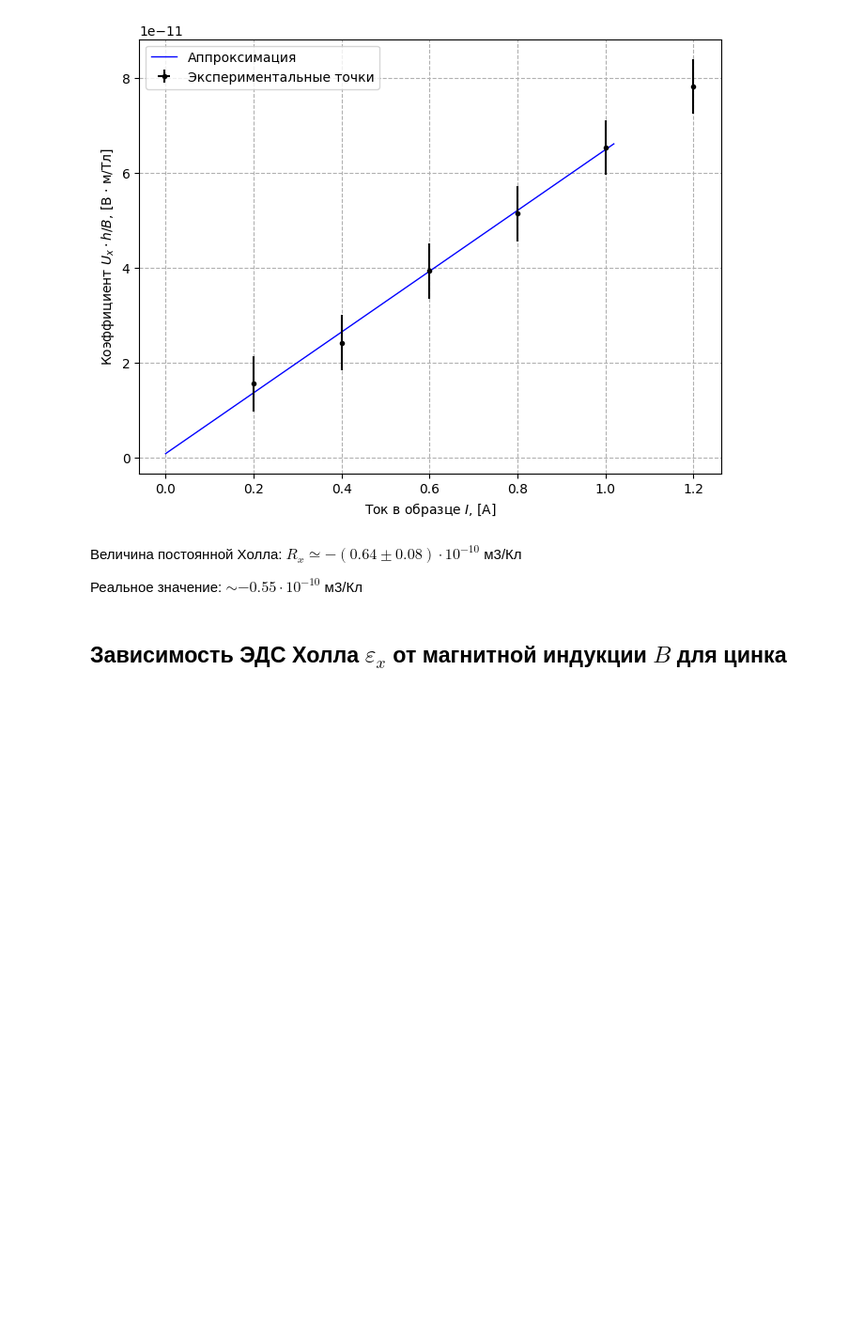
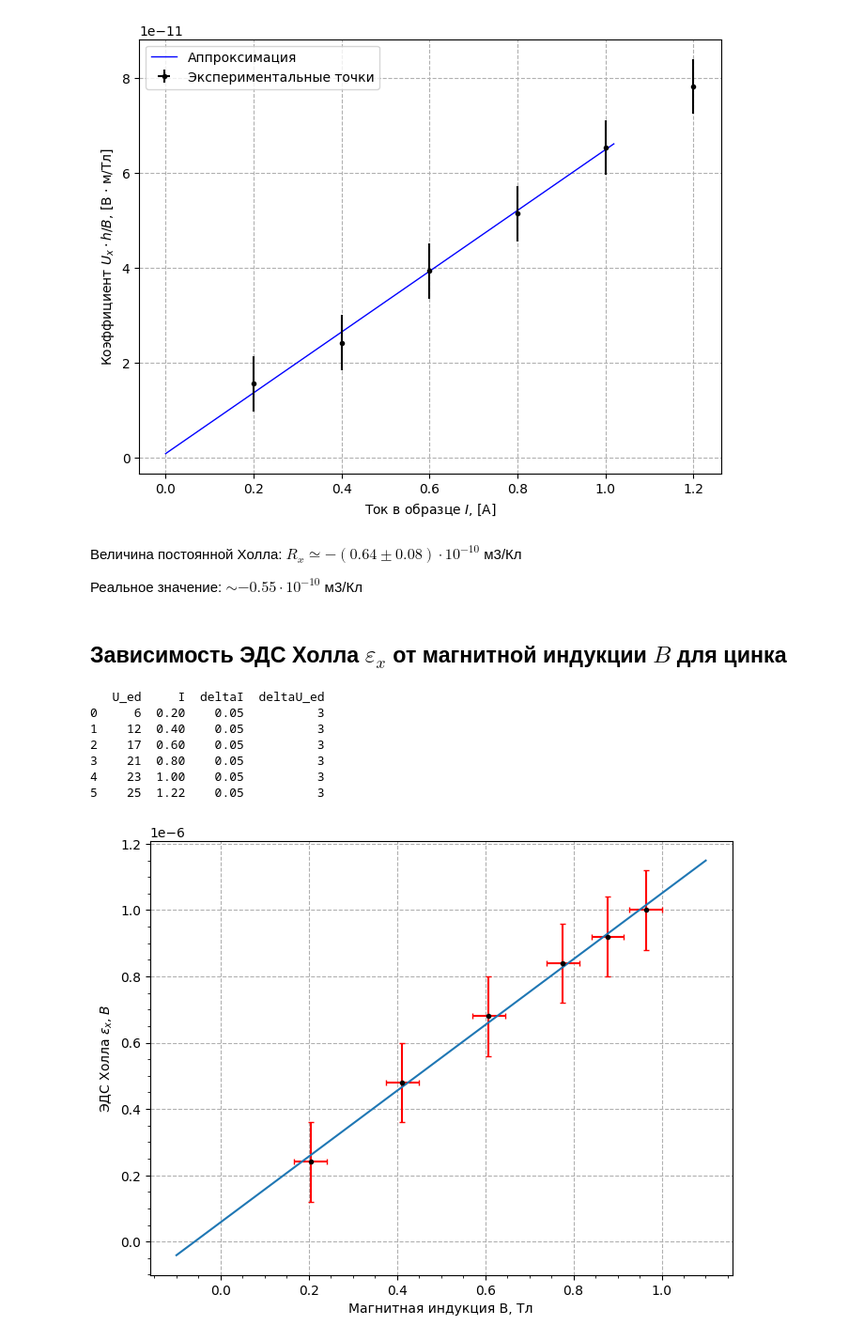
Before and after one commit to ufomann/lab_335, a Jupyter notebook: processing.ipynb, the cells around one changed output. Shown at 94% size. Saved outputs shown, nothing was run; the diff lists cells and outputs as text; code cells hidden in the pictures; blank space fills up the shorter version.

```diff
--- a/processing.ipynb
+++ b/processing.ipynb
@@ -190,0 +186,29 @@ df['B'] =
+# %%
+df = pd.read_csv('zinc_data.csv', header=0)
+print (df)
+df['U'] = df['U_ed'] / 75 * 3 * 10**(-6)
+df['B'] = MagnInd
+df['deltaU'] = df['deltaU_ed'] / 75 * 3 * 10**(-6)
+df['deltaB'] = df['deltaI'] * K
+plt.figure(figsize=(8,6), dpi=100) # размер графика
+plt.errorbar(df['B'], df['U'], df['deltaU'], df['deltaB'], fmt='.', color='black', ecolor='r', capsize=2, capthick=1)
+k, b = np.polyfit(df['B'], df['U'], 1)
+dk = (1/5 * ( (np.var(df['U'])) / np.var(df['B']) - k**2 ) )**0.5
+plt.minorticks_on()
+
+plt.grid(True, linestyle="--") # сетка
+
+plt.xlabel("Магнитная индукция B, Тл")
+plt.ylabel("ЭДС Холла $\\varepsilon_x, В$")
+x = np.array([-0.1, 1.1])
+plt.plot(x, k * x + b)
+plt.savefig('zinc.png')
+# %% [output]
+   U_ed     I  deltaI  deltaU_ed
+0     6  0.20    0.05          3
+1    12  0.40    0.05          3
+2    17  0.60    0.05          3
+3    21  0.80    0.05          3
+4    23  1.00    0.05          3
+5    25  1.22    0.05          3
+[figure, added]
```
Also changed, not shown: parts of 3 cells of this notebook, 4 other files.
